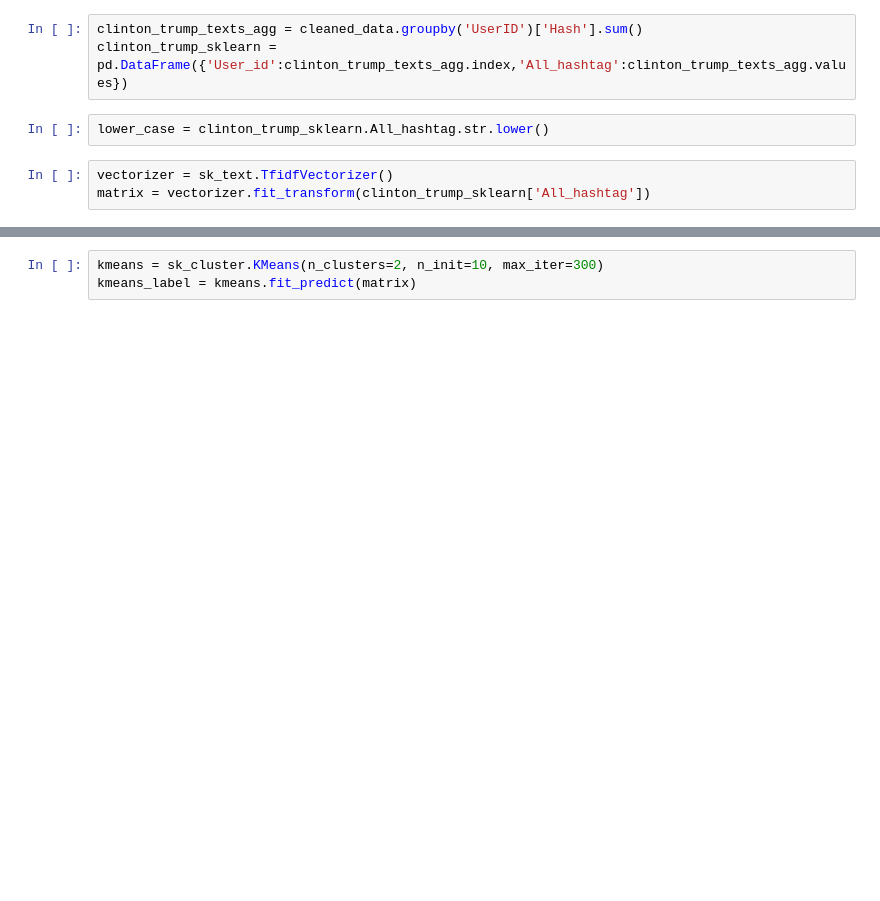
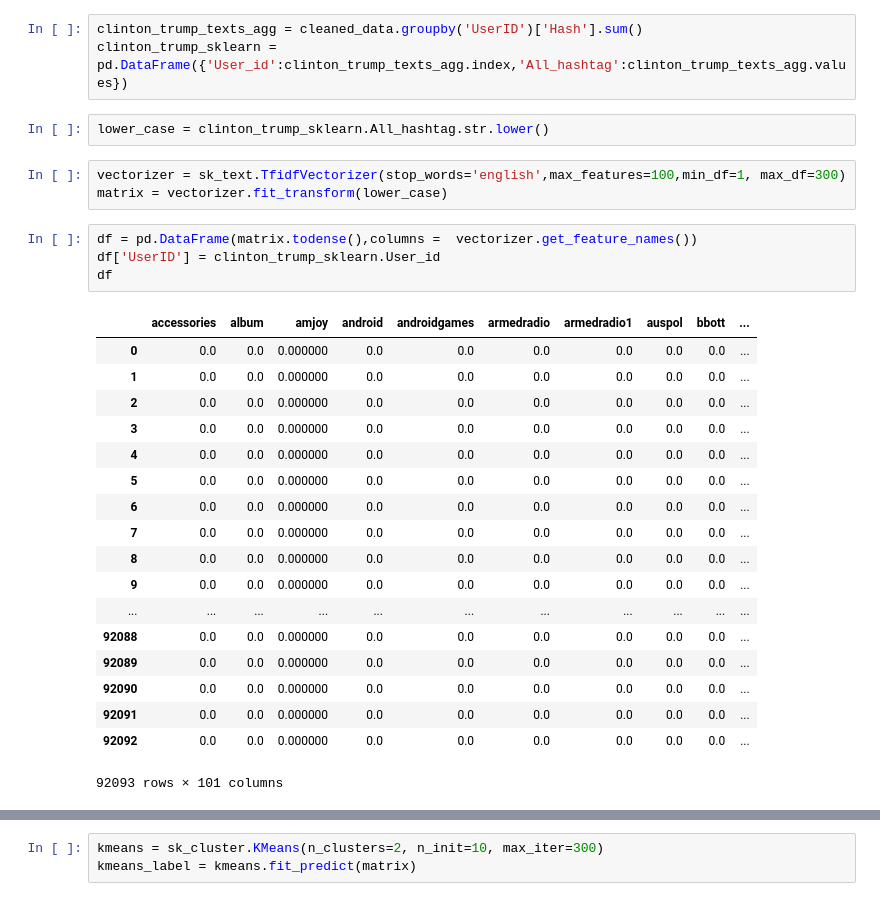
Before and after one commit to rdpierc/177_MiniProj2, a Jupyter notebook: MiniProj2.ipynb, the cells around one changed output, grey strips where cells are left out. Cells and saved outputs as stored; diff of their text form; blank space fills up the shorter version.

Commit message:
merged vectorized data with clinton trump class data

```diff
--- a/MiniProj2.ipynb
+++ b/MiniProj2.ipynb
@@ -18,5 +18,28 @@ clinton_trump_sklearn = pd.DataFrame({'User_id':clinton_trump_texts_agg.index,'A
 # %%
 lower_case = clinton_trump_sklearn.All_hashtag.str.lower()
 # %%
-vectorizer = sk_text.TfidfVectorizer()
-matrix = vectorizer.fit_transform(clinton_trump_sklearn['All_hashtag'])
+vectorizer = sk_text.TfidfVectorizer(stop_words='english',max_features=100,min_df=1, max_df=300)
+matrix = vectorizer.fit_transform(lower_case)
+# %%
+df = pd.DataFrame(matrix.todense(),columns =  vectorizer.get_feature_names())
+df['UserID'] = clinton_trump_sklearn.User_id
+df
+# %% [output]
+|  | accessories | album | amjoy | android | androidgames | armedradio | armedradio1 | auspol | bbott | ... |
+| 0 | 0.0 | 0.0 | 0.000000 | 0.0 | 0.0 | 0.0 | 0.0 | 0.0 | 0.0 | ... |
+| 1 | 0.0 | 0.0 | 0.000000 | 0.0 | 0.0 | 0.0 | 0.0 | 0.0 | 0.0 | ... |
+| 2 | 0.0 | 0.0 | 0.000000 | 0.0 | 0.0 | 0.0 | 0.0 | 0.0 | 0.0 | ... |
+| 3 | 0.0 | 0.0 | 0.000000 | 0.0 | 0.0 | 0.0 | 0.0 | 0.0 | 0.0 | ... |
+| 4 | 0.0 | 0.0 | 0.000000 | 0.0 | 0.0 | 0.0 | 0.0 | 0.0 | 0.0 | ... |
+| 5 | 0.0 | 0.0 | 0.000000 | 0.0 | 0.0 | 0.0 | 0.0 | 0.0 | 0.0 | ... |
+| 6 | 0.0 | 0.0 | 0.000000 | 0.0 | 0.0 | 0.0 | 0.0 | 0.0 | 0.0 | ... |
+| 7 | 0.0 | 0.0 | 0.000000 | 0.0 | 0.0 | 0.0 | 0.0 | 0.0 | 0.0 | ... |
+| 8 | 0.0 | 0.0 | 0.000000 | 0.0 | 0.0 | 0.0 | 0.0 | 0.0 | 0.0 | ... |
+| 9 | 0.0 | 0.0 | 0.000000 | 0.0 | 0.0 | 0.0 | 0.0 | 0.0 | 0.0 | ... |
+| ... | ... | ... | ... | ... | ... | ... | ... | ... | ... | ... |
+| 92088 | 0.0 | 0.0 | 0.000000 | 0.0 | 0.0 | 0.0 | 0.0 | 0.0 | 0.0 | ... |
+| 92089 | 0.0 | 0.0 | 0.000000 | 0.0 | 0.0 | 0.0 | 0.0 | 0.0 | 0.0 | ... |
+| 92090 | 0.0 | 0.0 | 0.000000 | 0.0 | 0.0 | 0.0 | 0.0 | 0.0 | 0.0 | ... |
+| 92091 | 0.0 | 0.0 | 0.000000 | 0.0 | 0.0 | 0.0 | 0.0 | 0.0 | 0.0 | ... |
+| 92092 | 0.0 | 0.0 | 0.000000 | 0.0 | 0.0 | 0.0 | 0.0 | 0.0 | 0.0 | ... |
+92093 rows × 101 columns
```
Also changed, not shown: parts of 4 cells of this notebook.
